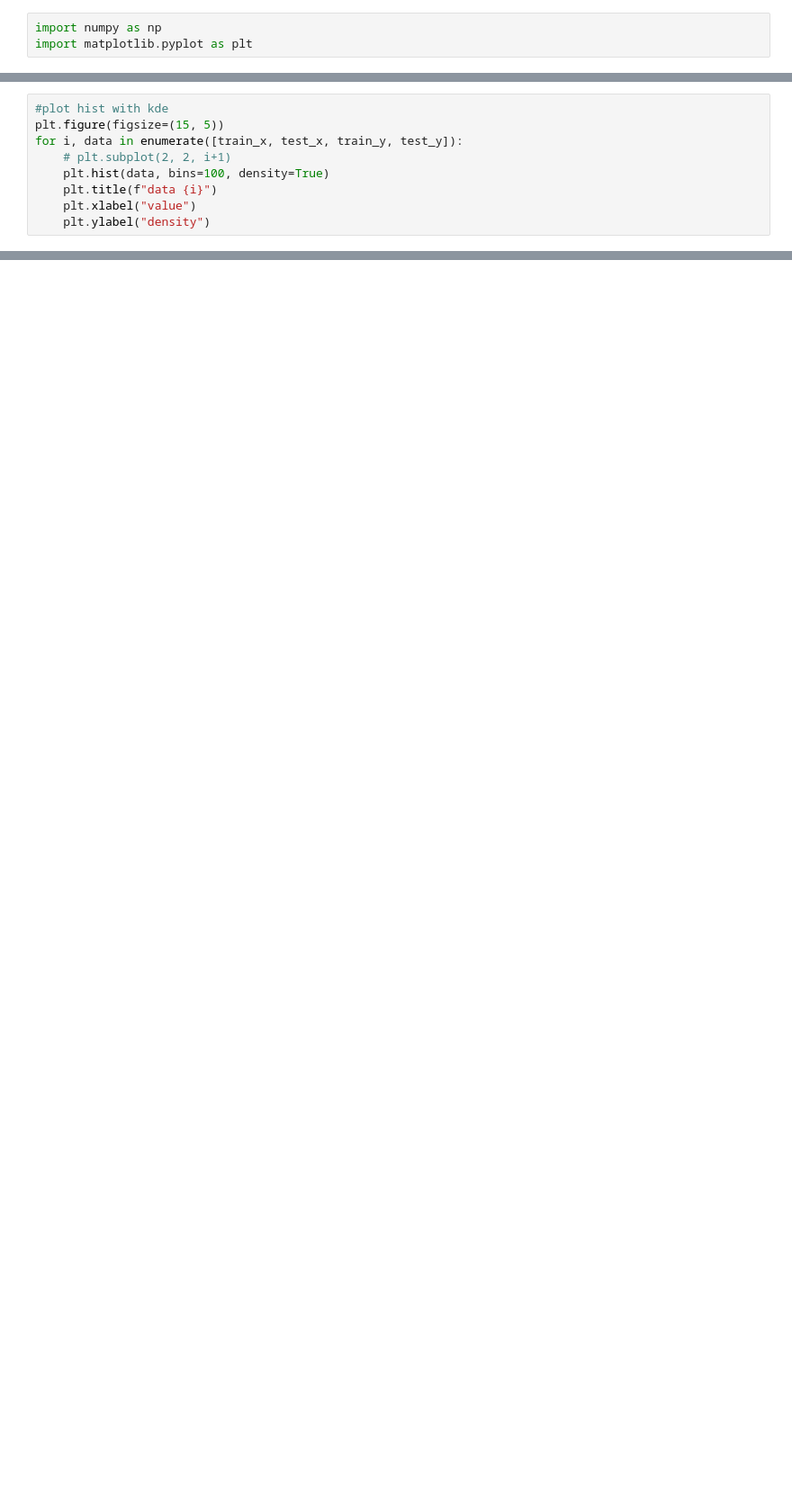
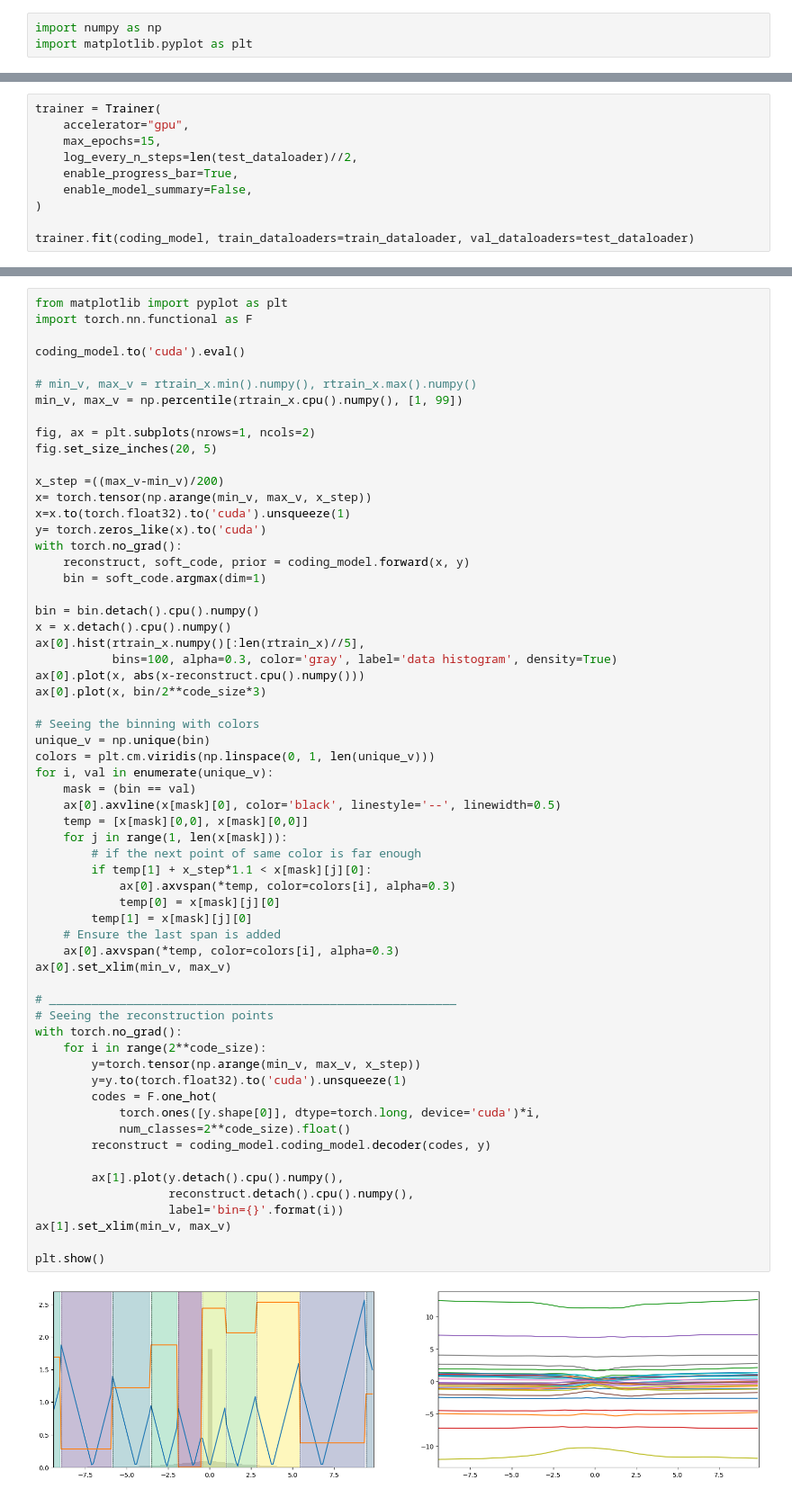
Before and after one commit to HosseinOutward/VUB-ACS-25_Thesis, a Jupyter notebook: expeiments/binning_wz_behavior.ipynb, the cells around one changed output, grey strips where cells are left out. Shown at 90% size. Cells and saved outputs as stored; diff of their text form; blank space fills up the shorter version.

```diff
--- a/expeiments/binning_wz_behavior.ipynb
+++ b/expeiments/binning_wz_behavior.ipynb
@@ -72,9 +77,0 @@ min: -2406.0000,    1%: -8.0312,    10%: -2.2051,    50%: 0.0000,    90%: 2.3457
-# %%
-#plot hist with kde
-plt.figure(figsize=(15, 5))
-for i, data in enumerate([train_x, test_x, train_y, test_y]):
-    # plt.subplot(2, 2, i+1)
-    plt.hist(data, bins=100, density=True)
-    plt.title(f"data {i}")
-    plt.xlabel("value")
-    plt.ylabel("density")
@@ -264,0 +112,10 @@ KeyboardInterrupt:
+# %%
+trainer = Trainer(
+    accelerator="gpu",
+    max_epochs=15,
+    log_every_n_steps=len(test_dataloader)//2,
+    enable_progress_bar=True,
+    enable_model_summary=False,
+)
+
+trainer.fit(coding_model, train_dataloaders=train_dataloader, val_dataloaders=test_dataloader)
@@ -264,0 +129,63 @@ KeyboardInterrupt:
+# %%
+from matplotlib import pyplot as plt
+import torch.nn.functional as F
+
+coding_model.to('cuda').eval()
+
+# min_v, max_v = rtrain_x.min().numpy(), rtrain_x.max().numpy()
+min_v, max_v = np.percentile(rtrain_x.cpu().numpy(), [1, 99])
+
+fig, ax = plt.subplots(nrows=1, ncols=2)
+fig.set_size_inches(20, 5)
+
+x_step =((max_v-min_v)/200)
+x= torch.tensor(np.arange(min_v, max_v, x_step))
+x=x.to(torch.float32).to('cuda').unsqueeze(1)
+y= torch.zeros_like(x).to('cuda')
+with torch.no_grad():
+    reconstruct, soft_code, prior = coding_model.forward(x, y)
+    bin = soft_code.argmax(dim=1)
+
+bin = bin.detach().cpu().numpy()
+x = x.detach().cpu().numpy()
+ax[0].hist(rtrain_x.numpy()[:len(rtrain_x)//5],
+           bins=100, alpha=0.3, color='gray', label='data histogram', density=True)
+ax[0].plot(x, abs(x-reconstruct.cpu().numpy()))
+ax[0].plot(x, bin/2**code_size*3)
+
+# Seeing the binning with colors
+unique_v = np.unique(bin)
+colors = plt.cm.viridis(np.linspace(0, 1, len(unique_v)))
+for i, val in enumerate(unique_v):
+    mask = (bin == val)
+    ax[0].axvline(x[mask][0], color='black', linestyle='--', linewidth=0.5)
+    temp = [x[mask][0,0], x[mask][0,0]]
+    for j in range(1, len(x[mask])):
+        # if the next point of same color is far enough
+        if temp[1] + x_step*1.1 < x[mask][j][0]:
+            ax[0].axvspan(*temp, color=colors[i], alpha=0.3)
+            temp[0] = x[mask][j][0]
+        temp[1] = x[mask][j][0]
+    # Ensure the last span is added
+    ax[0].axvspan(*temp, color=colors[i], alpha=0.3)
+ax[0].set_xlim(min_v, max_v)
+
+# __________________________________________________________
+# Seeing the reconstruction points
+with torch.no_grad():
+    for i in range(2**code_size):
+        y=torch.tensor(np.arange(min_v, max_v, x_step))
+        y=y.to(torch.float32).to('cuda').unsqueeze(1)
+        codes = F.one_hot(
+            torch.ones([y.shape[0]], dtype=torch.long, device='cuda')*i,
+            num_classes=2**code_size).float()
+        reconstruct = coding_model.coding_model.decoder(codes, y)
+
+        ax[1].plot(y.detach().cpu().numpy(),
+                   reconstruct.detach().cpu().numpy(),
+                   label='bin={}'.format(i))
+ax[1].set_xlim(min_v, max_v)
+
+plt.show()
+# %% [output]
+[figure, added]
```
Also changed, not shown: parts of 10 cells of this notebook, 1 other file.
